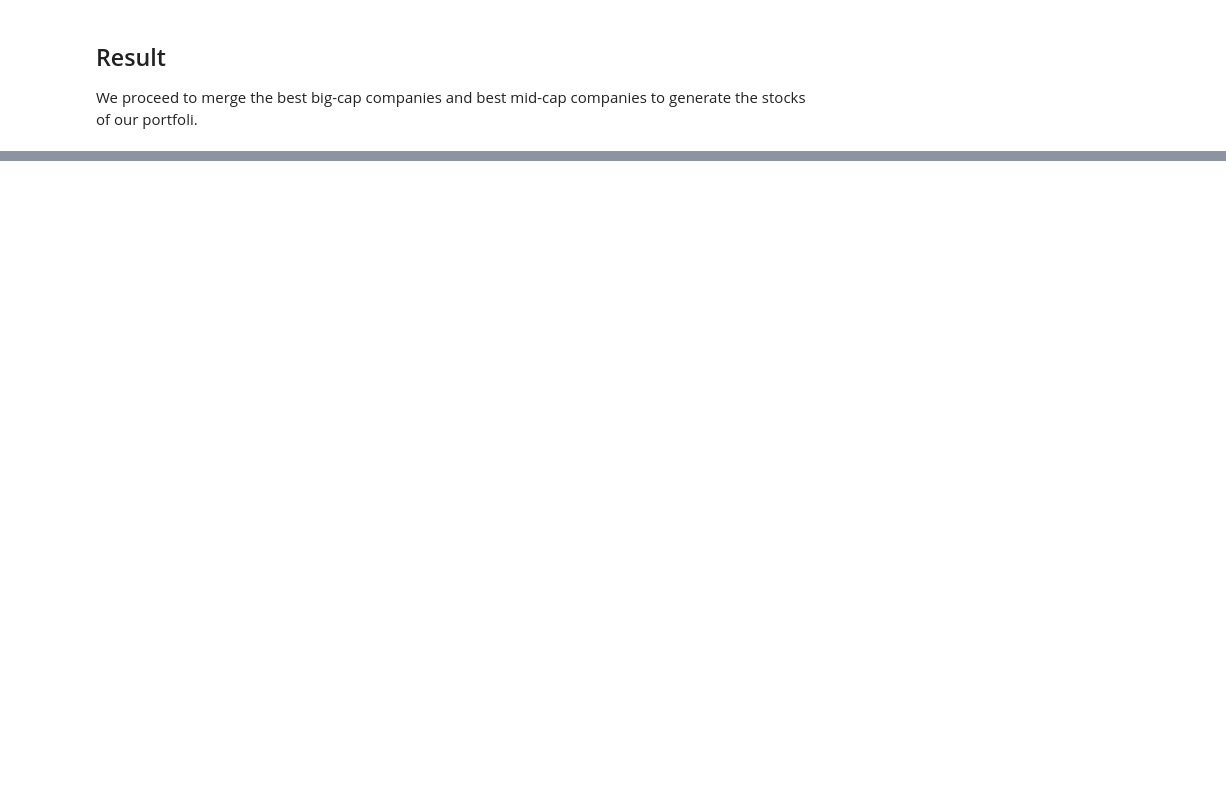
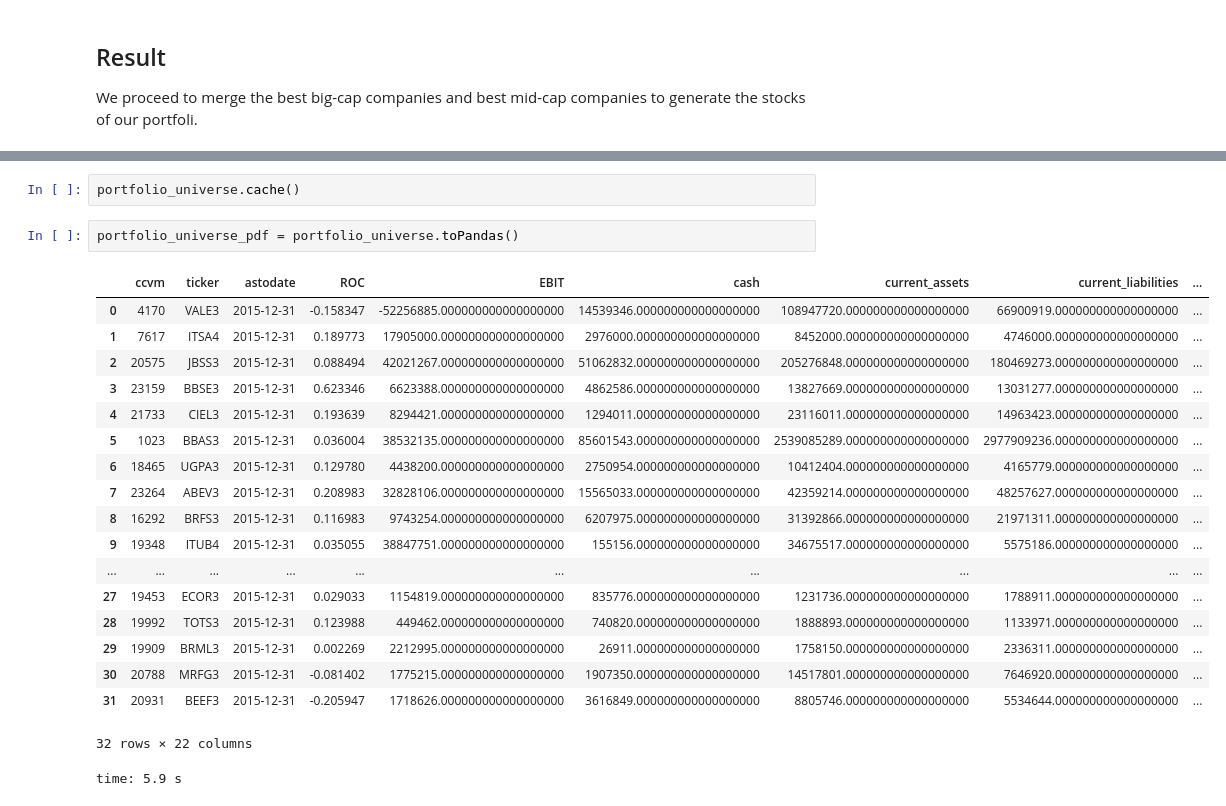
Before and after one commit to xalperte/tfm-uoc-crawling-system, a Jupyter notebook: src/notebooks/Universe Selection.ipynb, the cells around one changed output, grey strips where cells are left out. Saved outputs shown, nothing was run; the diff lists cells and outputs as text; blank space fills up the shorter version.

```diff
--- a/src/notebooks/Universe Selection.ipynb
+++ b/src/notebooks/Universe Selection.ipynb
@@ -671,0 +758,24 @@ time: 7min 17s
+# %%
+portfolio_universe.cache()
+# %%
+portfolio_universe_pdf = portfolio_universe.toPandas()
+# %% [output]
+|  | ccvm | ticker | astodate | ROC | EBIT | cash | current_assets | current_liabilities | ... |
+| 0 | 4170 | VALE3 | 2015-12-31 | -0.158347 | -52256885.000000000000000000 | 14539346.000000000000000000 | 108947720.000000000000000000 | 66900919.000000000000000000 | ... |
+| 1 | 7617 | ITSA4 | 2015-12-31 | 0.189773 | 17905000.000000000000000000 | 2976000.000000000000000000 | 8452000.000000000000000000 | 4746000.000000000000000000 | ... |
+| 2 | 20575 | JBSS3 | 2015-12-31 | 0.088494 | 42021267.000000000000000000 | 51062832.000000000000000000 | 205276848.000000000000000000 | 180469273.000000000000000000 | ... |
+| 3 | 23159 | BBSE3 | 2015-12-31 | 0.623346 | 6623388.000000000000000000 | 4862586.000000000000000000 | 13827669.000000000000000000 | 13031277.000000000000000000 | ... |
+| 4 | 21733 | CIEL3 | 2015-12-31 | 0.193639 | 8294421.000000000000000000 | 1294011.000000000000000000 | 23116011.000000000000000000 | 14963423.000000000000000000 | ... |
+| 5 | 1023 | BBAS3 | 2015-12-31 | 0.036004 | 38532135.000000000000000000 | 85601543.000000000000000000 | 2539085289.000000000000000000 | 2977909236.000000000000000000 | ... |
+| 6 | 18465 | UGPA3 | 2015-12-31 | 0.129780 | 4438200.000000000000000000 | 2750954.000000000000000000 | 10412404.000000000000000000 | 4165779.000000000000000000 | ... |
+| 7 | 23264 | ABEV3 | 2015-12-31 | 0.208983 | 32828106.000000000000000000 | 15565033.000000000000000000 | 42359214.000000000000000000 | 48257627.000000000000000000 | ... |
+| 8 | 16292 | BRFS3 | 2015-12-31 | 0.116983 | 9743254.000000000000000000 | 6207975.000000000000000000 | 31392866.000000000000000000 | 21971311.000000000000000000 | ... |
+| 9 | 19348 | ITUB4 | 2015-12-31 | 0.035055 | 38847751.000000000000000000 | 155156.000000000000000000 | 34675517.000000000000000000 | 5575186.000000000000000000 | ... |
+| ... | ... | ... | ... | ... | ... | ... | ... | ... | ... |
+| 27 | 19453 | ECOR3 | 2015-12-31 | 0.029033 | 1154819.000000000000000000 | 835776.000000000000000000 | 1231736.000000000000000000 | 1788911.000000000000000000 | ... |
+| 28 | 19992 | TOTS3 | 2015-12-31 | 0.123988 | 449462.000000000000000000 | 740820.000000000000000000 | 1888893.000000000000000000 | 1133971.000000000000000000 | ... |
+| 29 | 19909 | BRML3 | 2015-12-31 | 0.002269 | 2212995.000000000000000000 | 26911.000000000000000000 | 1758150.000000000000000000 | 2336311.000000000000000000 | ... |
+| 30 | 20788 | MRFG3 | 2015-12-31 | -0.081402 | 1775215.000000000000000000 | 1907350.000000000000000000 | 14517801.000000000000000000 | 7646920.000000000000000000 | ... |
+| 31 | 20931 | BEEF3 | 2015-12-31 | -0.205947 | 1718626.000000000000000000 | 3616849.000000000000000000 | 8805746.000000000000000000 | 5534644.000000000000000000 | ... |
+32 rows × 22 columns
+time: 5.9 s
```
Also changed, not shown: parts of 38 cells of this notebook, 6 other files.
